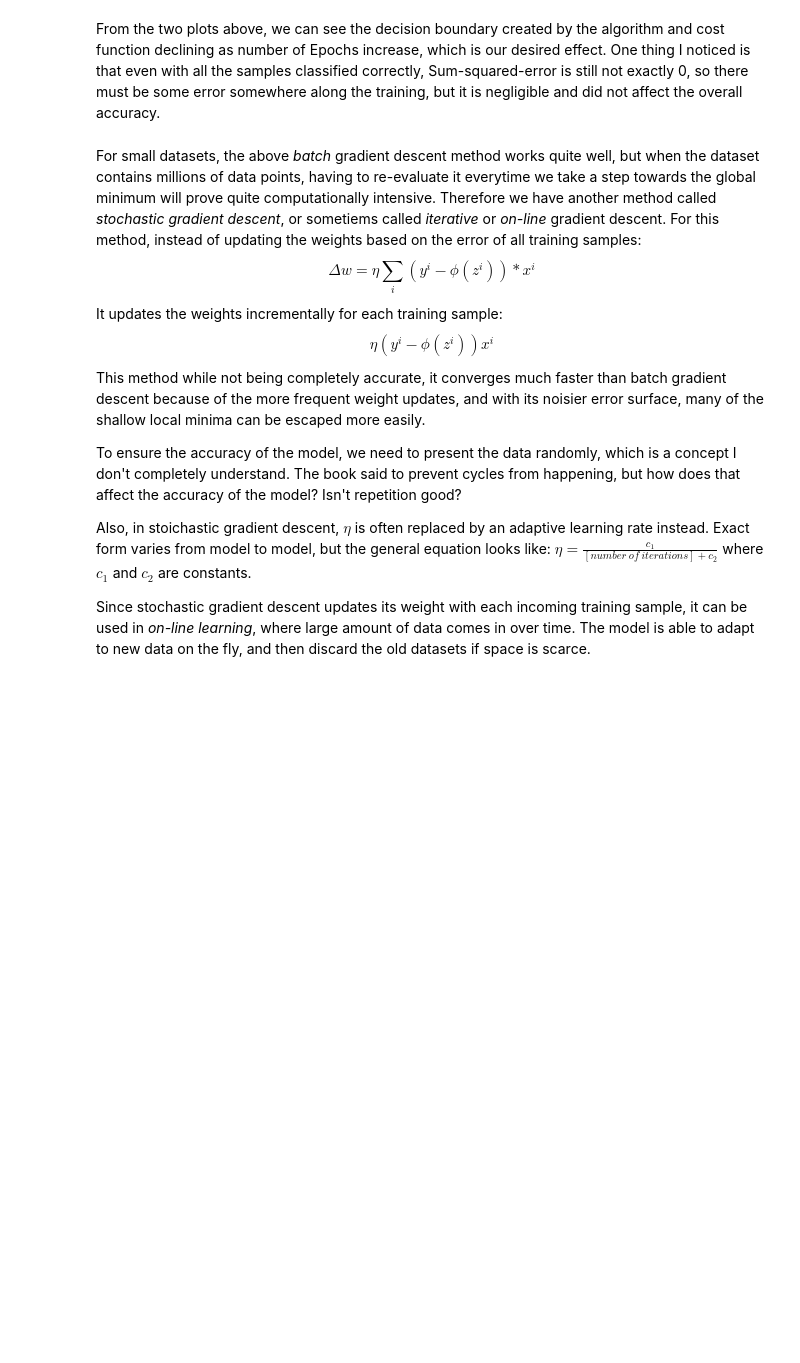
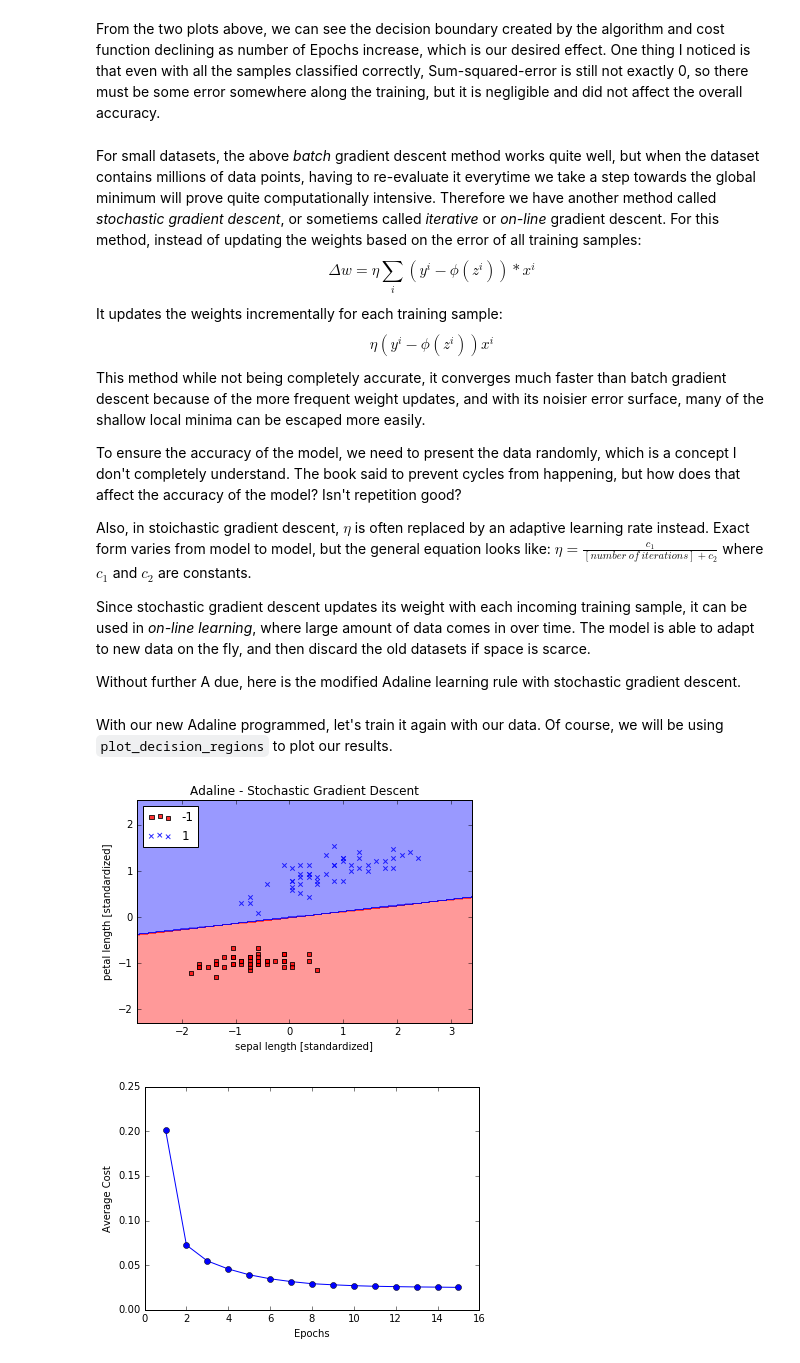
Before and after one commit to weiliansong/MachineLearning, a Jupyter notebook: Adaptive Linear Neuron and the Convergence of Learning.ipynb, the cells around one changed output. Saved outputs shown, nothing was run; the diff lists cells and outputs as text; code cells hidden in the pictures; blank space fills up the shorter version.

```diff
--- a/Adaptive Linear Neuron and the Convergence of Learning.ipynb
+++ b/Adaptive Linear Neuron and the Convergence of Learning.ipynb
@@ -167,3 +167,5 @@ Also, in stoichastic gradient descent, $\eta$ is often replaced by an adaptive l
 where $c_1$ and $c_2$ are constants.
 
 Since stochastic gradient descent updates its weight with each incoming training sample, it can be used in <i>on-line learning</i>, where large amount of data comes in over time. The model is able to adapt to new data on the fly, and then discard the old datasets if space is scarce.
+
+Without further A due, here is the modified Adaline learning rule with stochastic gradient descent.
@@ -169,0 +275,19 @@ Since stochastic gradient descent updates its weight with each incoming training
+# %% [markdown]
+With our new Adaline programmed, let's train it again with our data. Of course, we will be using <code>plot_decision_regions</code> to plot our results.
+# %%
+ada = AdalineSGD(n_iter=15, eta=0.01, random_state=1)
+ada.fit(X_std, y)
+plot_decision_regions(X_std, y, classifier=ada)
+plt.title('Adaline - Stochastic Gradient Descent')
+plt.xlabel("sepal length [standardized]")
+plt.ylabel('petal length [standardized]')
+plt.legend(loc='upper left')
+plt.show()
+
+plt.plot(range(1, len(ada.cost_) + 1), ada.cost_, marker='o')
+plt.xlabel('Epochs')
+plt.ylabel('Average Cost')
+plt.show()
+# %% [output]
+[figure, added]
+[figure, added]
```
Also changed, not shown: parts of 2 cells of this notebook.
